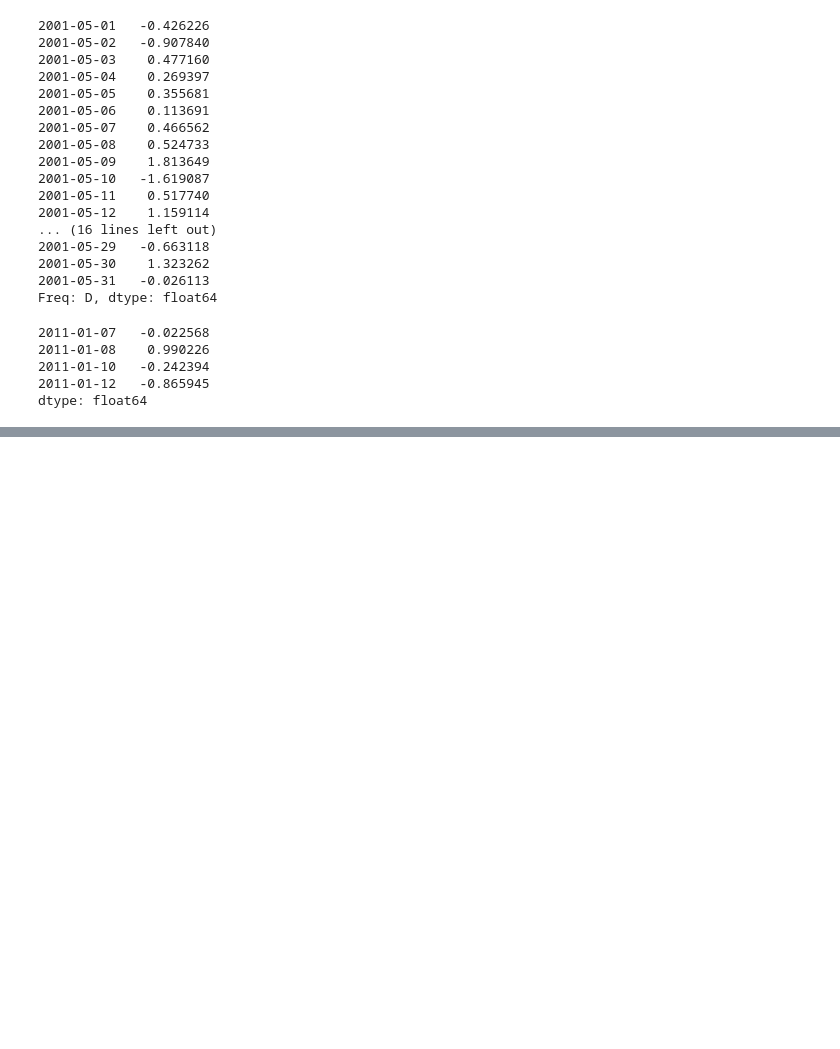
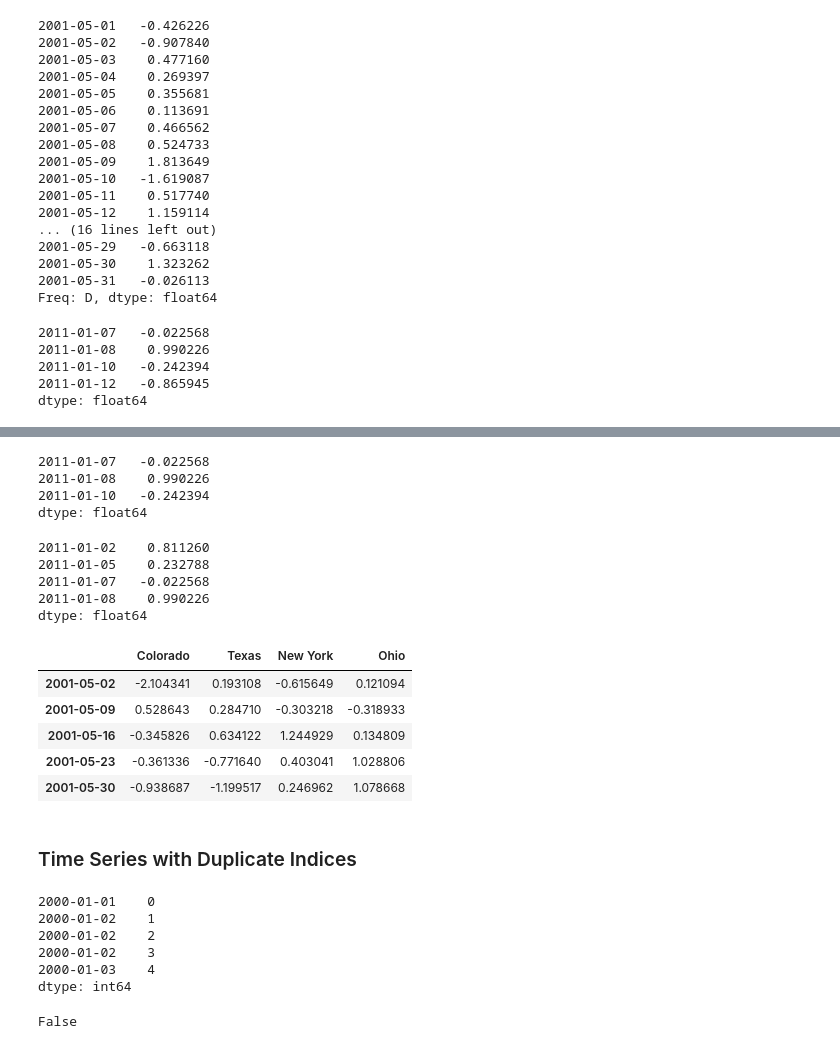
Before and after one commit to harryyang1982/python_for_data_analysis, a Jupyter notebook: chapter11.ipynb, the cells around one changed output, grey strips where cells are left out. Saved outputs shown, nothing was run; the diff lists cells and outputs as text; code cells hidden in the pictures; blank space fills up the shorter version.

```diff
--- a/chapter11.ipynb
+++ b/chapter11.ipynb
@@ -221,0 +232,32 @@ dtype: float64
+# %%
+ts['1/6/2011':'1/11/2011']
+# %% [output]
+2011-01-07   -0.022568
+2011-01-08    0.990226
+2011-01-10   -0.242394
+dtype: float64
+# %%
+ts.truncate(after='1/9/2011')
+# %% [output]
+2011-01-02    0.811260
+2011-01-05    0.232788
+2011-01-07   -0.022568
+2011-01-08    0.990226
+dtype: float64
+# %%
+dates = pd.date_range('1/1/2000', periods=100, freq='W-WED')
+# %%
+long_df = pd.DataFrame(np.random.randn(100, 4),
+                       index=dates,
+                       columns=['Colorado', 'Texas', 'New York', 'Ohio'])
+# %%
+long_df.loc['5-2001']
+# %% [output]
+|  | Colorado | Texas | New York | Ohio |
+| 2001-05-02 | -2.104341 | 0.193108 | -0.615649 | 0.121094 |
+| 2001-05-09 | 0.528643 | 0.284710 | -0.303218 | -0.318933 |
+| 2001-05-16 | -0.345826 | 0.634122 | 1.244929 | 0.134809 |
+| 2001-05-23 | -0.361336 | -0.771640 | 0.403041 | 1.028806 |
+| 2001-05-30 | -0.938687 | -1.199517 | 0.246962 | 1.078668 |
+# %% [markdown]
+### Time Series with Duplicate Indices
@@ -221,0 +268,13 @@ dtype: float64
+# %%
+dup_ts
+# %% [output]
+2000-01-01    0
+2000-01-02    1
+2000-01-02    2
+2000-01-02    3
+2000-01-03    4
+dtype: int64
+# %%
+dup_ts.index.is_unique
+# %% [output]
+False
```
Also changed, not shown: parts of 56 cells of this notebook.
